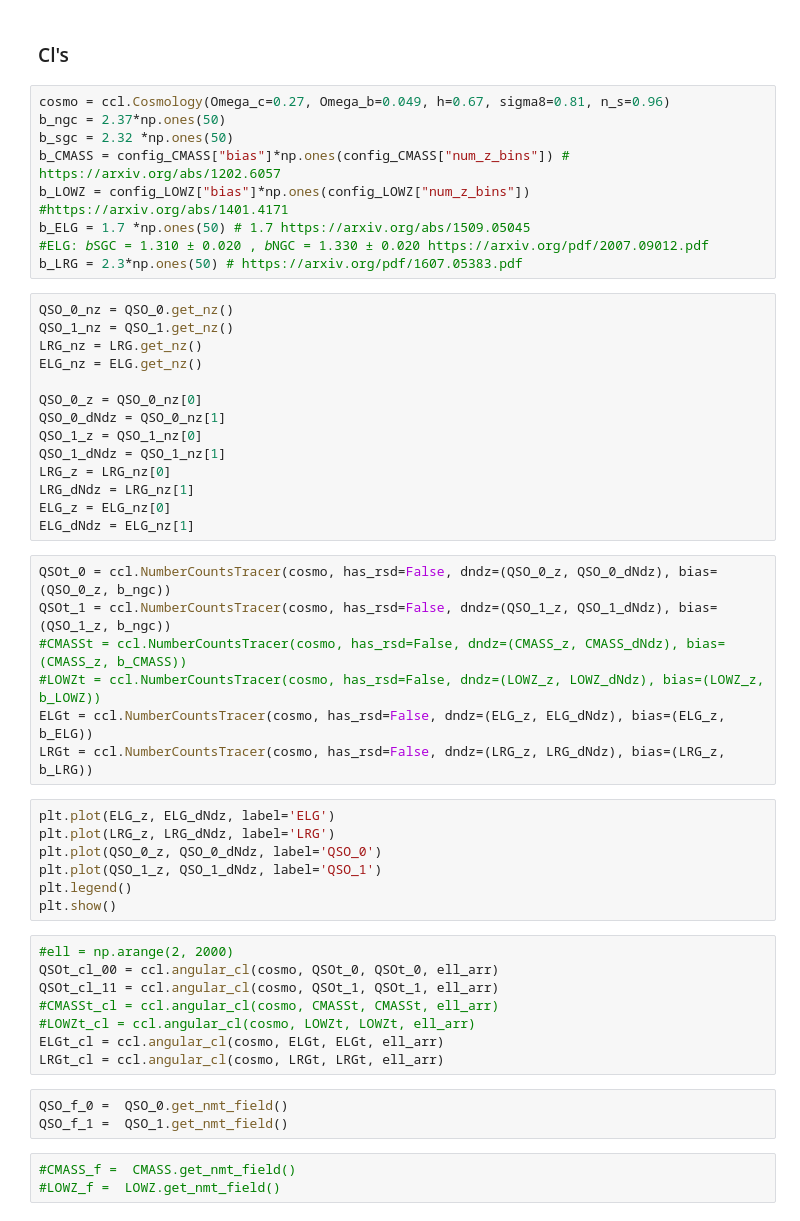
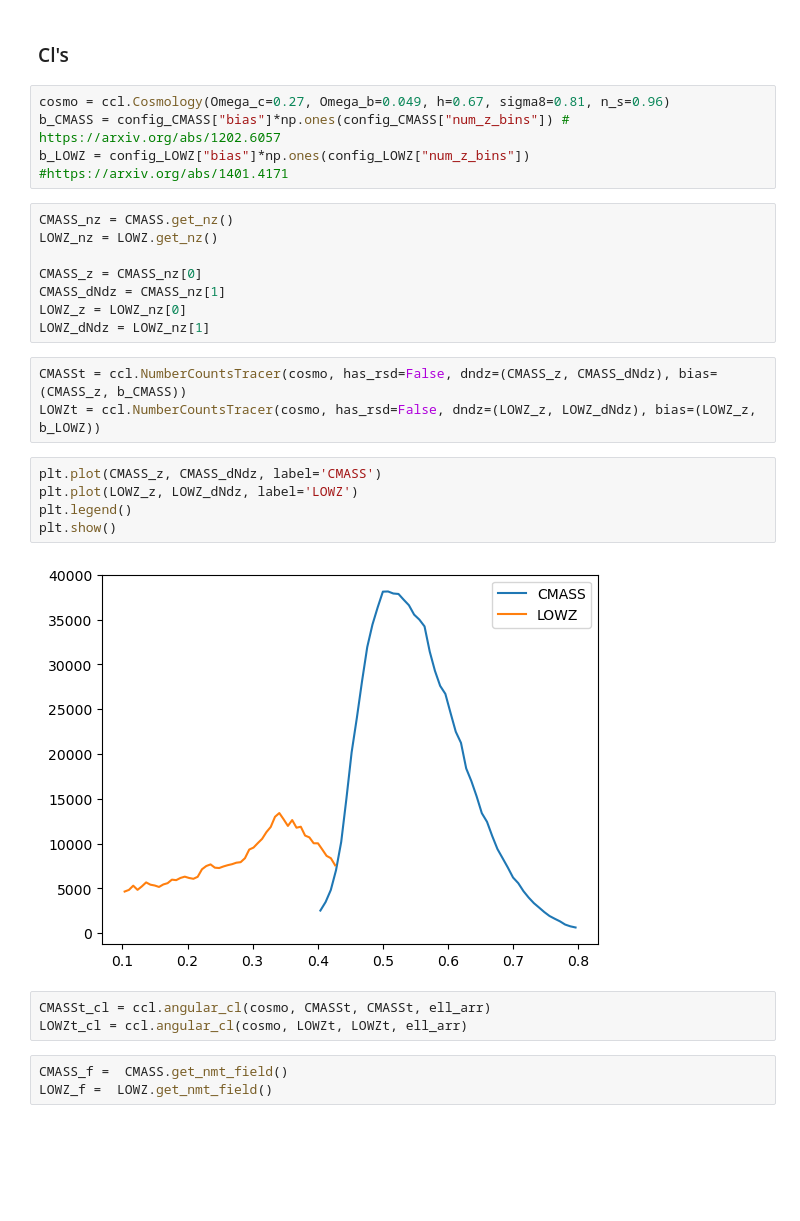
Before and after one commit to Cosmotheka/Cosmoteka_tutorials, a Jupyter notebook: tutorials/BOSS.ipynb, the cells around one changed output. Cells and saved outputs as stored; diff of their text form; blank space fills up the shorter version.

Commit message:
plots

```diff
--- a/tutorials/BOSS.ipynb
+++ b/tutorials/BOSS.ipynb
@@ -63,52 +55,29 @@ array([1.93, 1.93, 1.93, 1.93, 1.93, 1.93, 1.93, 1.93, 1.93, 1.93, 1.93,
 ### Cl's
 # %%
 cosmo = ccl.Cosmology(Omega_c=0.27, Omega_b=0.049, h=0.67, sigma8=0.81, n_s=0.96)
-b_ngc = 2.37*np.ones(50)
-b_sgc = 2.32 *np.ones(50)
 b_CMASS = config_CMASS["bias"]*np.ones(config_CMASS["num_z_bins"]) # https://arxiv.org/abs/1202.6057
 b_LOWZ = config_LOWZ["bias"]*np.ones(config_LOWZ["num_z_bins"]) #https://arxiv.org/abs/1401.4171
-b_ELG = 1.7 *np.ones(50) # 1.7 https://arxiv.org/abs/1509.05045
-#ELG: 𝑏SGC = 1.310 ± 0.020 , 𝑏NGC = 1.330 ± 0.020 https://arxiv.org/pdf/2007.09012.pdf
-b_LRG = 2.3*np.ones(50) # https://arxiv.org/pdf/1607.05383.pdf
-# %%
-QSO_0_nz = QSO_0.get_nz()
-QSO_1_nz = QSO_1.get_nz()
-LRG_nz = LRG.get_nz()
-ELG_nz = ELG.get_nz()
-
-QSO_0_z = QSO_0_nz[0]
-QSO_0_dNdz = QSO_0_nz[1]
-QSO_1_z = QSO_1_nz[0]
-QSO_1_dNdz = QSO_1_nz[1]
-LRG_z = LRG_nz[0]
-LRG_dNdz = LRG_nz[1]
-ELG_z = ELG_nz[0]
-ELG_dNdz = ELG_nz[1]
+# %%
+CMASS_nz = CMASS.get_nz()
+LOWZ_nz = LOWZ.get_nz()
+
+CMASS_z = CMASS_nz[0]
+CMASS_dNdz = CMASS_nz[1]
+LOWZ_z = LOWZ_nz[0]
+LOWZ_dNdz = LOWZ_nz[1]
 # %%
-QSOt_0 = ccl.NumberCountsTracer(cosmo, has_rsd=False, dndz=(QSO_0_z, QSO_0_dNdz), bias=(QSO_0_z, b_ngc))
-QSOt_1 = ccl.NumberCountsTracer(cosmo, has_rsd=False, dndz=(QSO_1_z, QSO_1_dNdz), bias=(QSO_1_z, b_ngc))
-#CMASSt = ccl.NumberCountsTracer(cosmo, has_rsd=False, dndz=(CMASS_z, CMASS_dNdz), bias=(CMASS_z, b_CMASS))
-#LOWZt = ccl.NumberCountsTracer(cosmo, has_rsd=False, dndz=(LOWZ_z, LOWZ_dNdz), bias=(LOWZ_z, b_LOWZ))
-ELGt = ccl.NumberCountsTracer(cosmo, has_rsd=False, dndz=(ELG_z, ELG_dNdz), bias=(ELG_z, b_ELG))
-LRGt = ccl.NumberCountsTracer(cosmo, has_rsd=False, dndz=(LRG_z, LRG_dNdz), bias=(LRG_z, b_LRG))
+CMASSt = ccl.NumberCountsTracer(cosmo, has_rsd=False, dndz=(CMASS_z, CMASS_dNdz), bias=(CMASS_z, b_CMASS))
+LOWZt = ccl.NumberCountsTracer(cosmo, has_rsd=False, dndz=(LOWZ_z, LOWZ_dNdz), bias=(LOWZ_z, b_LOWZ))
 # %%
-plt.plot(ELG_z, ELG_dNdz, label='ELG')
-plt.plot(LRG_z, LRG_dNdz, label='LRG')
-plt.plot(QSO_0_z, QSO_0_dNdz, label='QSO_0')
-plt.plot(QSO_1_z, QSO_1_dNdz, label='QSO_1')
+plt.plot(CMASS_z, CMASS_dNdz, label='CMASS')
+plt.plot(LOWZ_z, LOWZ_dNdz, label='LOWZ')
 plt.legend()
 plt.show()
+# %% [output]
+[figure, added]
-# %%
-#ell = np.arange(2, 2000)
-QSOt_cl_00 = ccl.angular_cl(cosmo, QSOt_0, QSOt_0, ell_arr)
-QSOt_cl_11 = ccl.angular_cl(cosmo, QSOt_1, QSOt_1, ell_arr)
-#CMASSt_cl = ccl.angular_cl(cosmo, CMASSt, CMASSt, ell_arr)
-#LOWZt_cl = ccl.angular_cl(cosmo, LOWZt, LOWZt, ell_arr)
-ELGt_cl = ccl.angular_cl(cosmo, ELGt, ELGt, ell_arr)
-LRGt_cl = ccl.angular_cl(cosmo, LRGt, LRGt, ell_arr)
-# %%
-QSO_f_0 =  QSO_0.get_nmt_field()
-QSO_f_1 =  QSO_1.get_nmt_field()
+# %%
+CMASSt_cl = ccl.angular_cl(cosmo, CMASSt, CMASSt, ell_arr)
+LOWZt_cl = ccl.angular_cl(cosmo, LOWZt, LOWZt, ell_arr)
 # %%
-#CMASS_f =  CMASS.get_nmt_field()
-#LOWZ_f =  LOWZ.get_nmt_field()
+CMASS_f =  CMASS.get_nmt_field()
+LOWZ_f =  LOWZ.get_nmt_field()
```
Also changed, not shown: parts of 18 cells of this notebook.
